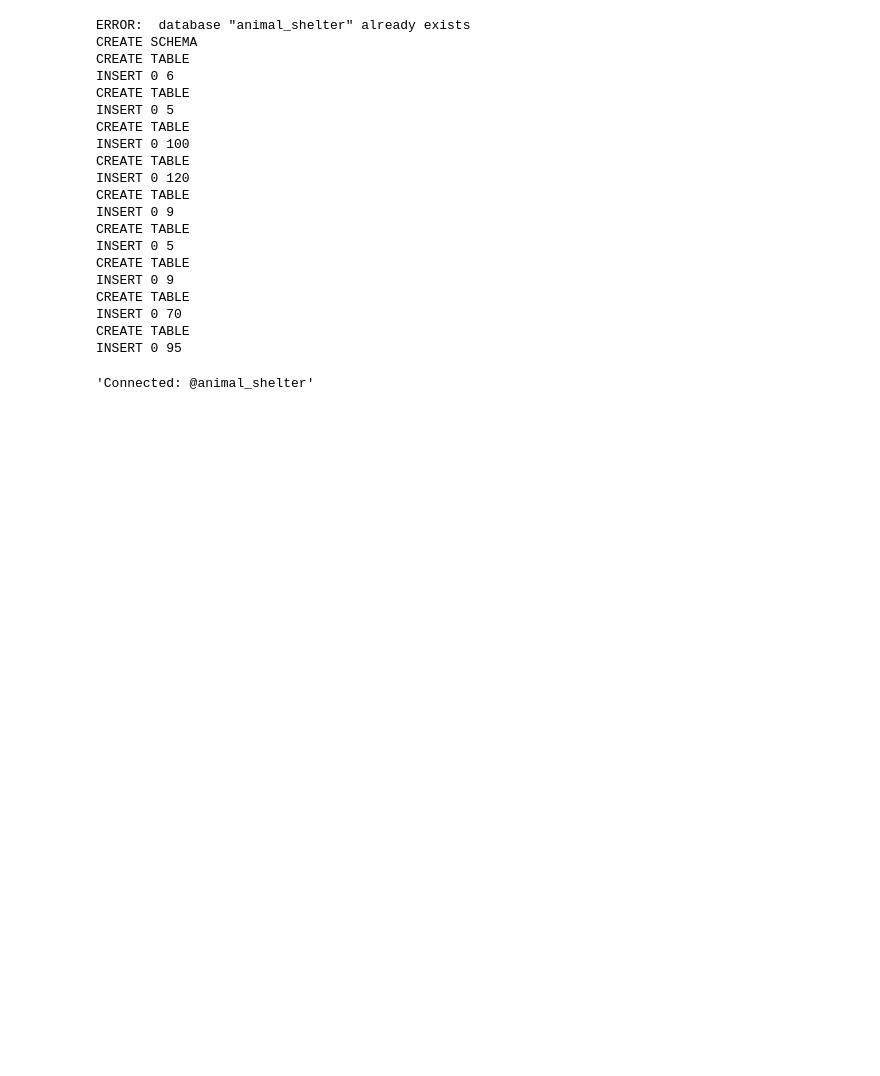
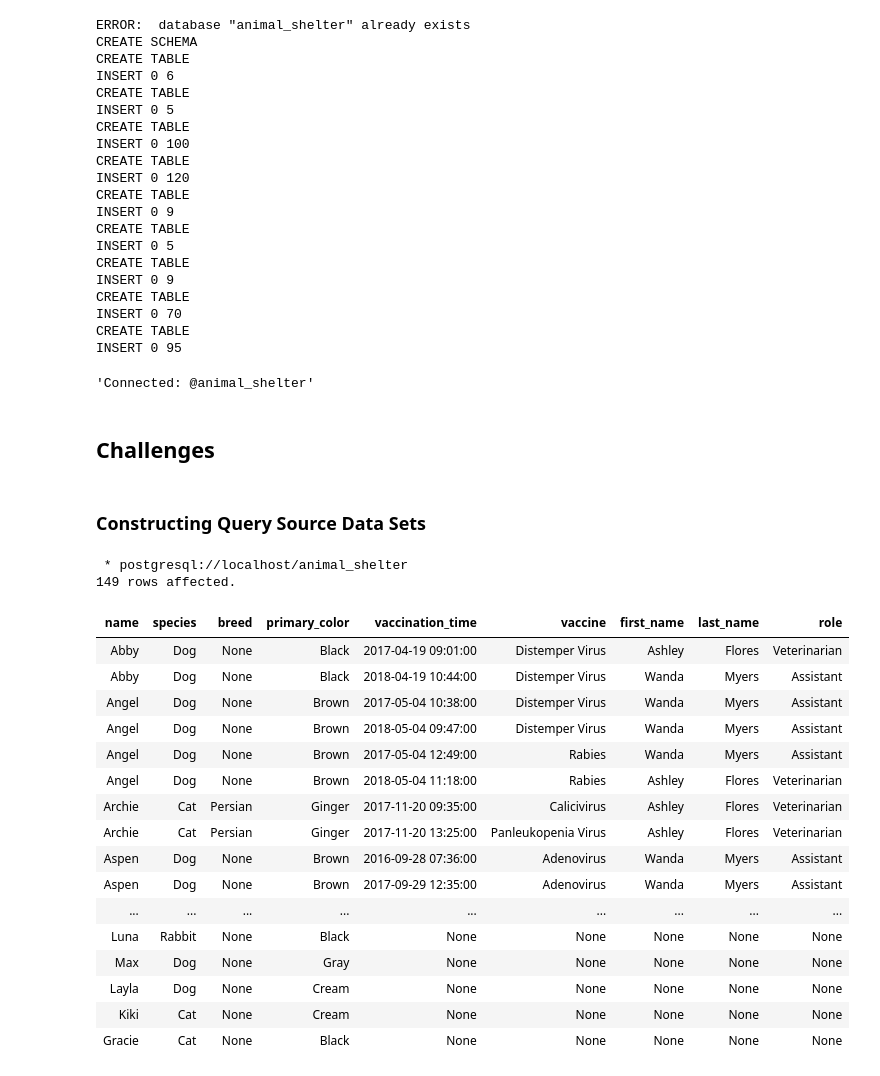
Before and after one commit to Inventrohyder/linkedin-logical-query-processing, a Jupyter notebook: Query Processing/queries.ipynb, the cells around one changed output. Drawn from its saved outputs; the diff is of its cells as text; code cells hidden in the pictures; blank space fills up the shorter version.

Commit message:
✅ challenge: Hybrid multi-table join

```diff
--- a/Query Processing/queries.ipynb
+++ b/Query Processing/queries.ipynb
@@ -37,3 +37,51 @@ INSERT 0 95
 %sql postgresql://localhost/animal_shelter
 # %% [output]
 'Connected: @animal_shelter'
+# %% [markdown]
+## Challenges
+# %% [markdown]
+### Constructing Query Source Data Sets
+# %%
+%%sql
+
+/*
+ * Write a query to report animals and their vaccinations.
+ * Include animals that have not been vaccinated.
+ * The report should show the animal's name, species, breed, and
+ *  primary color, vaccination time and the vaccine name, the staff
+ *  member's first name, last name, and role.
+ * Use the minimal number of tables required.
+ * Use the correct logical join types and force join order as needed.
+*/
+
+SELECT a.name, a.species, a.breed, a.primary_color, v.vaccination_time, v.vaccine, p.first_name, p.last_name, s.role
+FROM animals a
+LEFT OUTER JOIN
+   (
+       vaccinations v
+        INNER JOIN persons p
+            ON v.email = p.email
+            INNER JOIN staff_assignments s
+                ON v.email = s.email
+    )
+ON a.name = v.name AND a.species = v.species;
+# %% [output]
+ * postgresql://localhost/animal_shelter
+149 rows affected.
+| name | species | breed | primary_color | vaccination_time | vaccine | first_name | last_name | role |
+| Abby | Dog | None | Black | 2017-04-19 09:01:00 | Distemper Virus | Ashley | Flores | Veterinarian |
+| Abby | Dog | None | Black | 2018-04-19 10:44:00 | Distemper Virus | Wanda | Myers | Assistant |
+| Angel | Dog | None | Brown | 2017-05-04 10:38:00 | Distemper Virus | Wanda | Myers | Assistant |
+| Angel | Dog | None | Brown | 2018-05-04 09:47:00 | Distemper Virus | Wanda | Myers | Assistant |
+| Angel | Dog | None | Brown | 2017-05-04 12:49:00 | Rabies | Wanda | Myers | Assistant |
+| Angel | Dog | None | Brown | 2018-05-04 11:18:00 | Rabies | Ashley | Flores | Veterinarian |
+| Archie | Cat | Persian | Ginger | 2017-11-20 09:35:00 | Calicivirus | Ashley | Flores | Veterinarian |
+| Archie | Cat | Persian | Ginger | 2017-11-20 13:25:00 | Panleukopenia Virus | Ashley | Flores | Veterinarian |
+| Aspen | Dog | None | Brown | 2016-09-28 07:36:00 | Adenovirus | Wanda | Myers | Assistant |
+| Aspen | Dog | None | Brown | 2017-09-29 12:35:00 | Adenovirus | Wanda | Myers | Assistant |
+| ... | ... | ... | ... | ... | ... | ... | ... | ... |
+| Luna | Rabbit | None | Black | None | None | None | None | None |
+| Max | Dog | None | Gray | None | None | None | None | None |
+| Layla | Dog | None | Cream | None | None | None | None | None |
+| Kiki | Cat | None | Cream | None | None | None | None | None |
+| Gracie | Cat | None | Black | None | None | None | None | None |
```
